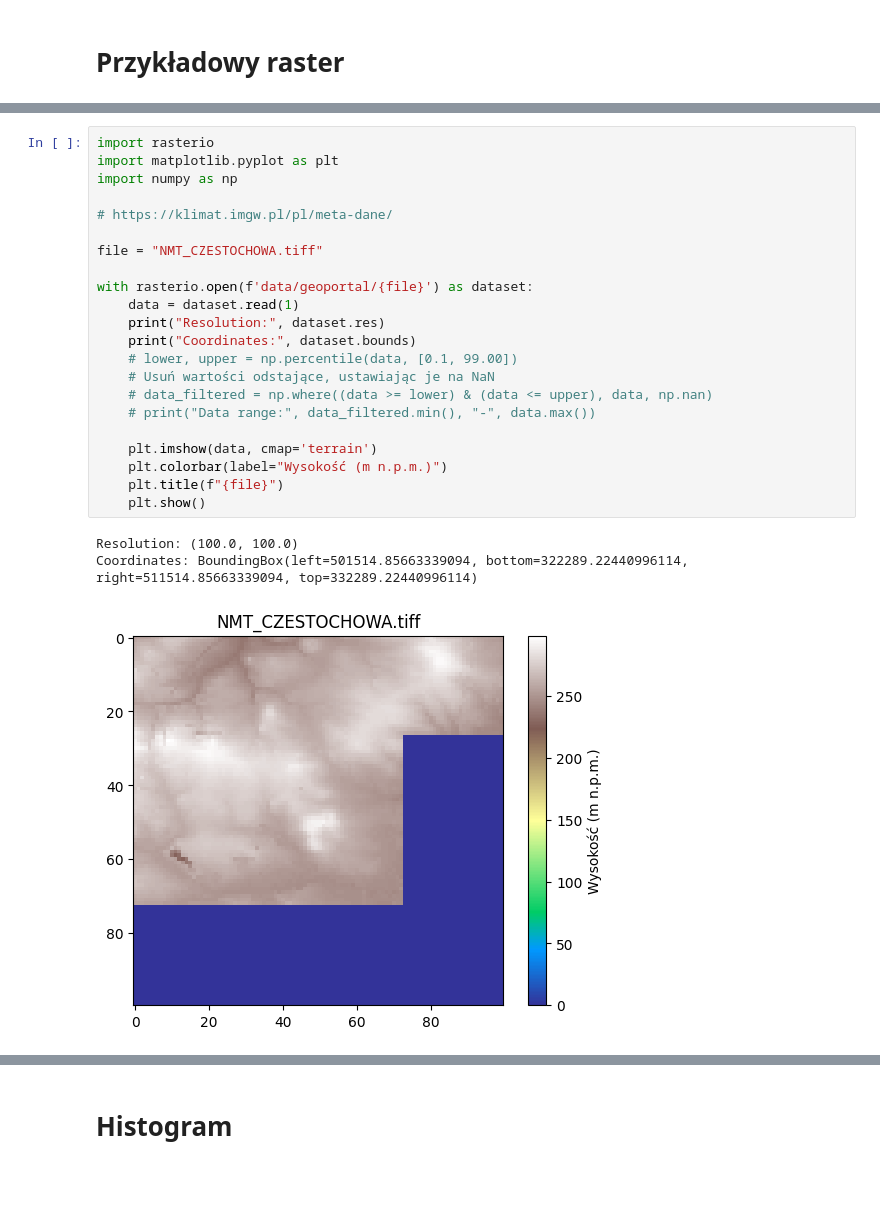
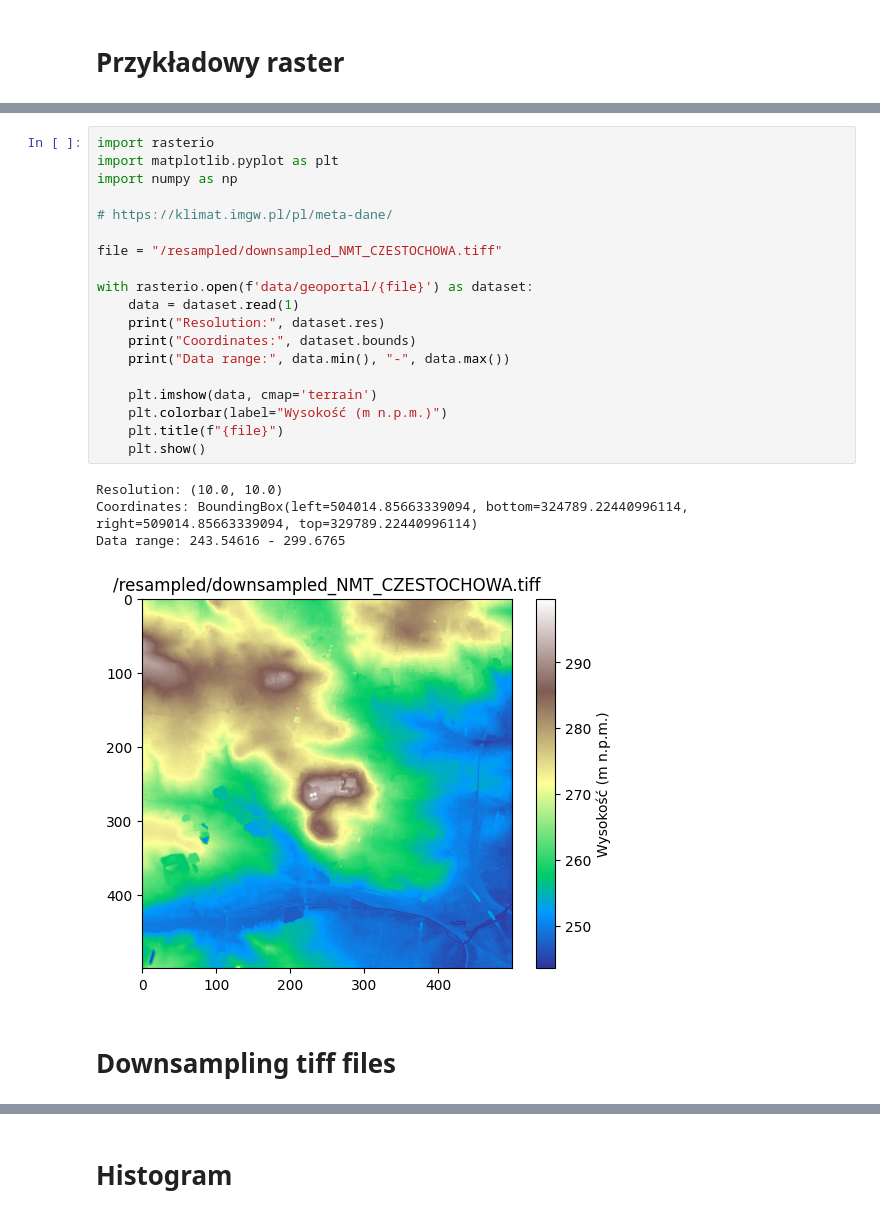
Before and after one commit to plmrr/microclimate-analysis, a Jupyter notebook: eda.ipynb, the cells around one changed output, grey strips where cells are left out. Drawn from its saved outputs; the diff is of its cells as text; blank space fills up the shorter version.

```diff
--- a/eda.ipynb
+++ b/eda.ipynb
@@ -26,26 +26,26 @@ Coordinates: BoundingBox(left=505264.85663339094, bottom=326039.22440996114, rig
 # %%
 import rasterio
 import matplotlib.pyplot as plt
 import numpy as np
 
 # https://klimat.imgw.pl/pl/meta-dane/
 
-file = "NMT_CZESTOCHOWA.tiff"
+file = "/resampled/downsampled_NMT_CZESTOCHOWA.tiff"
 
 with rasterio.open(f'data/geoportal/{file}') as dataset:
     data = dataset.read(1)
     print("Resolution:", dataset.res)
     print("Coordinates:", dataset.bounds)
-    # lower, upper = np.percentile(data, [0.1, 99.00])
-    # Usuń wartości odstające, ustawiając je na NaN
-    # data_filtered = np.where((data >= lower) & (data <= upper), data, np.nan)
-    # print("Data range:", data_filtered.min(), "-", data.max())
+    print("Data range:", data.min(), "-", data.max())
 
     plt.imshow(data, cmap='terrain')
     plt.colorbar(label="Wysokość (m n.p.m.)")
     plt.title(f"{file}")
     plt.show()
 # %% [output]
-Resolution: (100.0, 100.0)
-Coordinates: BoundingBox(left=501514.85663339094, bottom=322289.22440996114, right=511514.85663339094, top=332289.22440996114)
+Resolution: (10.0, 10.0)
+Coordinates: BoundingBox(left=504014.85663339094, bottom=324789.22440996114, right=509014.85663339094, top=329789.22440996114)
+Data range: 243.54616 - 299.6765
-[figure, old version]
+[figure, new version]
+# %% [markdown]
+# Downsampling tiff files
```
Also changed, not shown: parts of 3 cells of this notebook.
